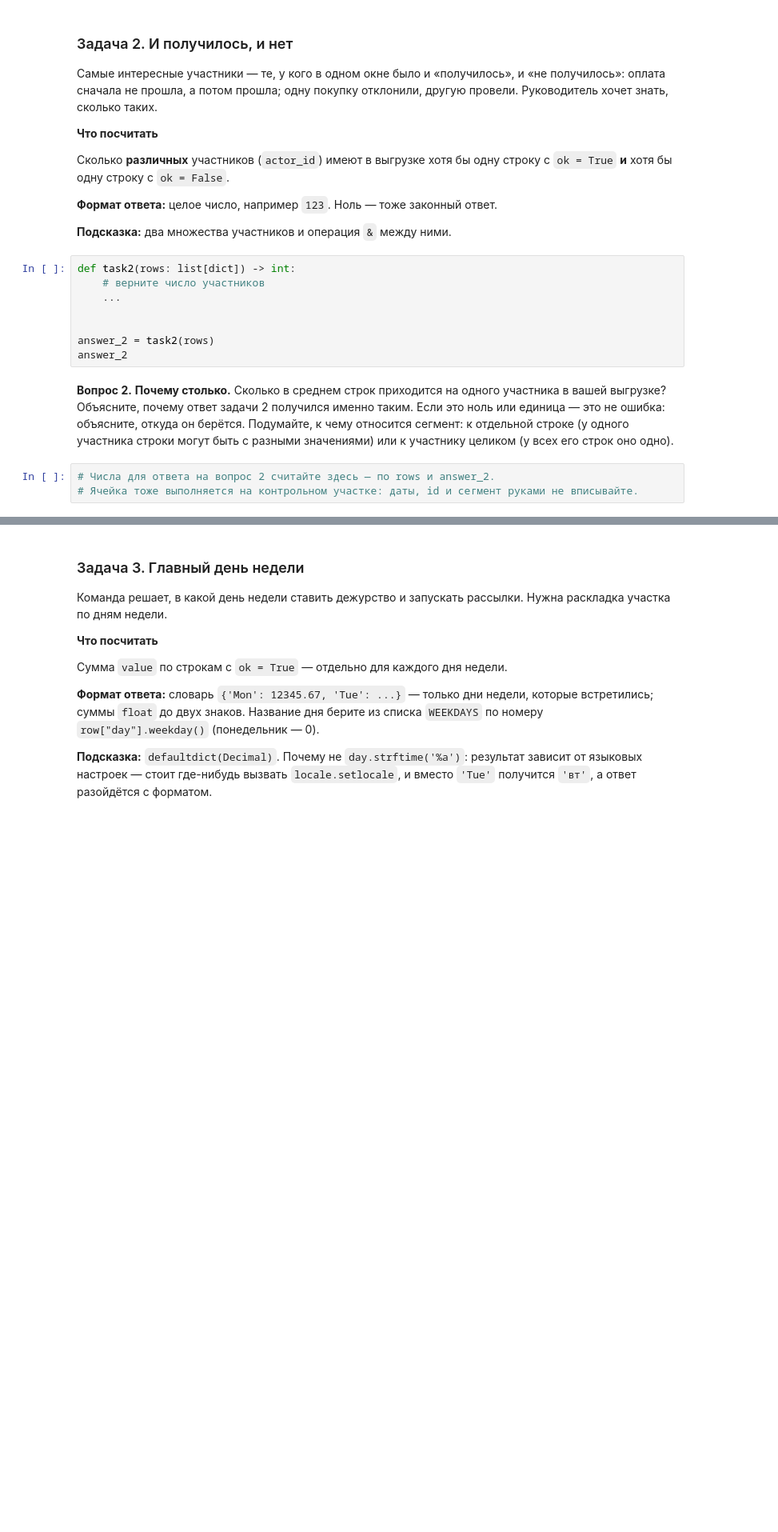
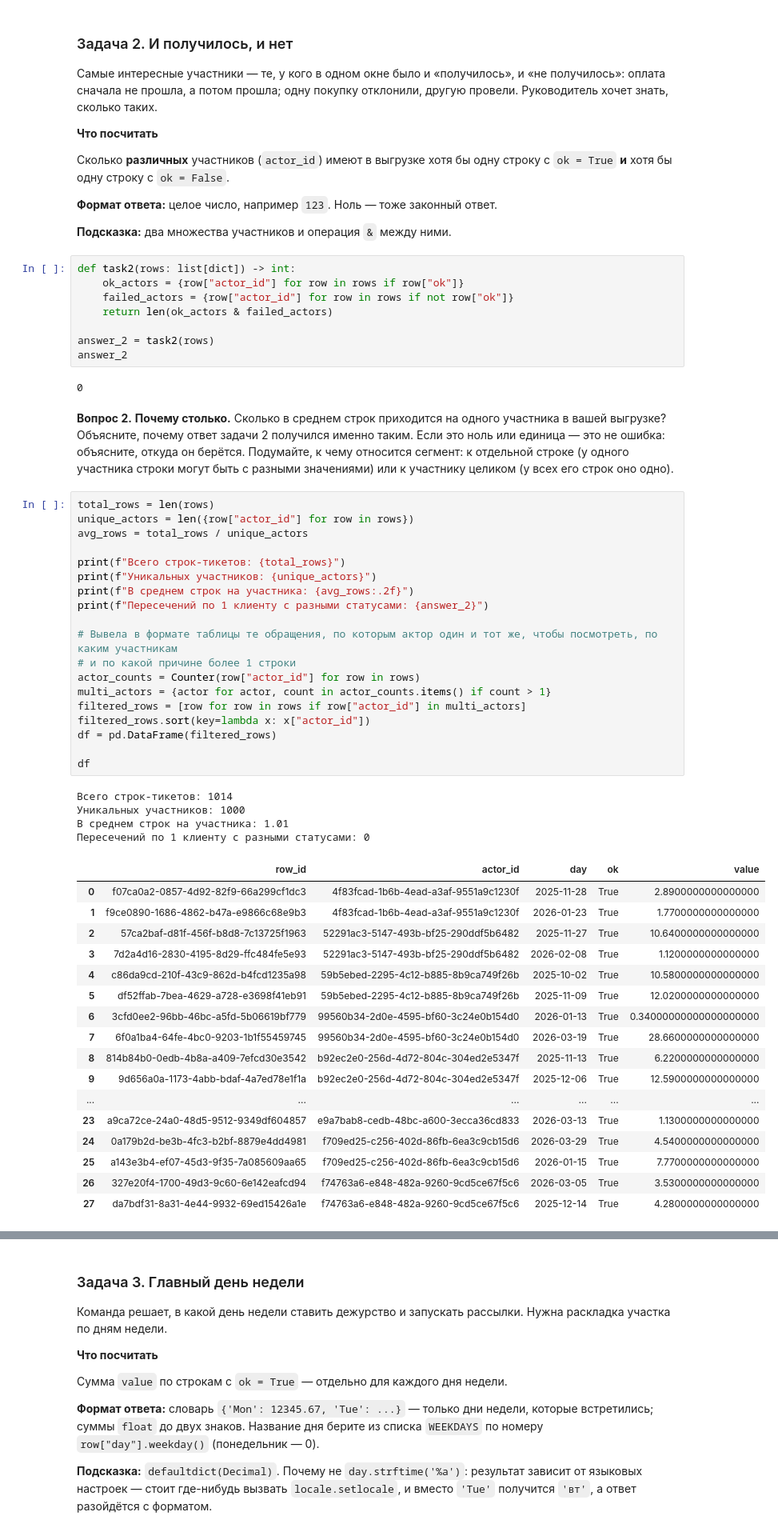
Before and after one commit to Akirgizova/hse_python_ak, a Jupyter notebook: notebooks/hw1.ipynb, the cells around one changed output, grey strips where cells are left out. Shown at 80% size. Cells and saved outputs as stored; diff of their text form; blank space fills up the shorter version.

```diff
--- a/notebooks/hw1.ipynb
+++ b/notebooks/hw1.ipynb
@@ -420,17 +423,57 @@ _Я исследую таблицу support_tickets, и в этом случае
 **Подсказка:** два множества участников и операция `&` между ними.
 # %%
 def task2(rows: list[dict]) -> int:
-    # верните число участников
-    ...
-
+    ok_actors = {row["actor_id"] for row in rows if row["ok"]}
+    failed_actors = {row["actor_id"] for row in rows if not row["ok"]}
+    return len(ok_actors & failed_actors)
 
 answer_2 = task2(rows)
 answer_2
+# %% [output]
+0
 # %% [markdown]
 **Вопрос 2.** **Почему столько.** Сколько в среднем строк приходится на одного участника в вашей выгрузке? Объясните, почему ответ задачи 2 получился именно таким. Если это ноль или единица — это не ошибка: объясните, откуда он берётся. Подумайте, к чему относится сегмент: к отдельной строке (у одного участника строки могут быть с разными значениями) или к участнику целиком (у всех его строк оно одно).
 # %%
-# Числа для ответа на вопрос 2 считайте здесь — по rows и answer_2.
-# Ячейка тоже выполняется на контрольном участке: даты, id и сегмент руками не вписывайте.
+total_rows = len(rows)
+unique_actors = len({row["actor_id"] for row in rows})
+avg_rows = total_rows / unique_actors
+
+print(f"Всего строк-тикетов: {total_rows}")
+print(f"Уникальных участников: {unique_actors}")
+print(f"В среднем строк на участника: {avg_rows:.2f}")
+print(f"Пересечений по 1 клиенту с разными статусами: {answer_2}")
+
+# Вывела в формате таблицы те обращения, по которым актор один и тот же, чтобы посмотреть, по каким участникам
+# и по какой причине более 1 строки
+actor_counts = Counter(row["actor_id"] for row in rows)
+multi_actors = {actor for actor, count in actor_counts.items() if count > 1}
+filtered_rows = [row for row in rows if row["actor_id"] in multi_actors]
+filtered_rows.sort(key=lambda x: x["actor_id"])
+df = pd.DataFrame(filtered_rows)
+
+df
+# %% [output]
+Всего строк-тикетов: 1014
+Уникальных участников: 1000
+В среднем строк на участника: 1.01
+Пересечений по 1 клиенту с разными статусами: 0
+|  | row_id | actor_id | day | ok | value |
+| 0 | f07ca0a2-0857-4d92-82f9-66a299cf1dc3 | 4f83fcad-1b6b-4ead-a3af-9551a9c1230f | 2025-11-28 | True | 2.8900000000000000 |
+| 1 | f9ce0890-1686-4862-b47a-e9866c68e9b3 | 4f83fcad-1b6b-4ead-a3af-9551a9c1230f | 2026-01-23 | True | 1.7700000000000000 |
+| 2 | 57ca2baf-d81f-456f-b8d8-7c13725f1963 | 52291ac3-5147-493b-bf25-290ddf5b6482 | 2025-11-27 | True | 10.6400000000000000 |
+| 3 | 7d2a4d16-2830-4195-8d29-ffc484fe5e93 | 52291ac3-5147-493b-bf25-290ddf5b6482 | 2026-02-08 | True | 1.1200000000000000 |
+| 4 | c86da9cd-210f-43c9-862d-b4fcd1235a98 | 59b5ebed-2295-4c12-b885-8b9ca749f26b | 2025-10-02 | True | 10.5800000000000000 |
+| 5 | df52ffab-7bea-4629-a728-e3698f41eb91 | 59b5ebed-2295-4c12-b885-8b9ca749f26b | 2025-11-09 | True | 12.0200000000000000 |
+| 6 | 3cfd0ee2-96bb-46bc-a5fd-5b06619bf779 | 99560b34-2d0e-4595-bf60-3c24e0b154d0 | 2026-01-13 | True | 0.34000000000000000000 |
+| 7 | 6f0a1ba4-64fe-4bc0-9203-1b1f55459745 | 99560b34-2d0e-4595-bf60-3c24e0b154d0 | 2026-03-19 | True | 28.6600000000000000 |
+| 8 | 814b84b0-0edb-4b8a-a409-7efcd30e3542 | b92ec2e0-256d-4d72-804c-304ed2e5347f | 2025-11-13 | True | 6.2200000000000000 |
+| 9 | 9d656a0a-1173-4abb-bdaf-4a7ed78e1f1a | b92ec2e0-256d-4d72-804c-304ed2e5347f | 2025-12-06 | True | 12.5900000000000000 |
+| ... | ... | ... | ... | ... | ... |
+| 23 | a9ca72ce-24a0-48d5-9512-9349df604857 | e9a7bab8-cedb-48bc-a600-3ecca36cd833 | 2026-03-13 | True | 1.1300000000000000 |
+| 24 | 0a179b2d-be3b-4fc3-b2bf-8879e4dd4981 | f709ed25-c256-402d-86fb-6ea3c9cb15d6 | 2026-03-29 | True | 4.5400000000000000 |
+| 25 | a143e3b4-ef07-45d3-9f35-7a085609aa65 | f709ed25-c256-402d-86fb-6ea3c9cb15d6 | 2026-01-15 | True | 7.7700000000000000 |
+| 26 | 327e20f4-1700-49d3-9c60-6e142eafcd94 | f74763a6-e848-482a-9260-9cd5ce67f5c6 | 2026-03-05 | True | 3.5300000000000000 |
+| 27 | da7bdf31-8a31-4e44-9932-69ed15426a1e | f74763a6-e848-482a-9260-9cd5ce67f5c6 | 2025-12-14 | True | 4.2800000000000000 |
 # %% [markdown]
 #### ✍️ Ответ на вопрос 2
 
```
Also changed, not shown: parts of 2 cells of this notebook.
